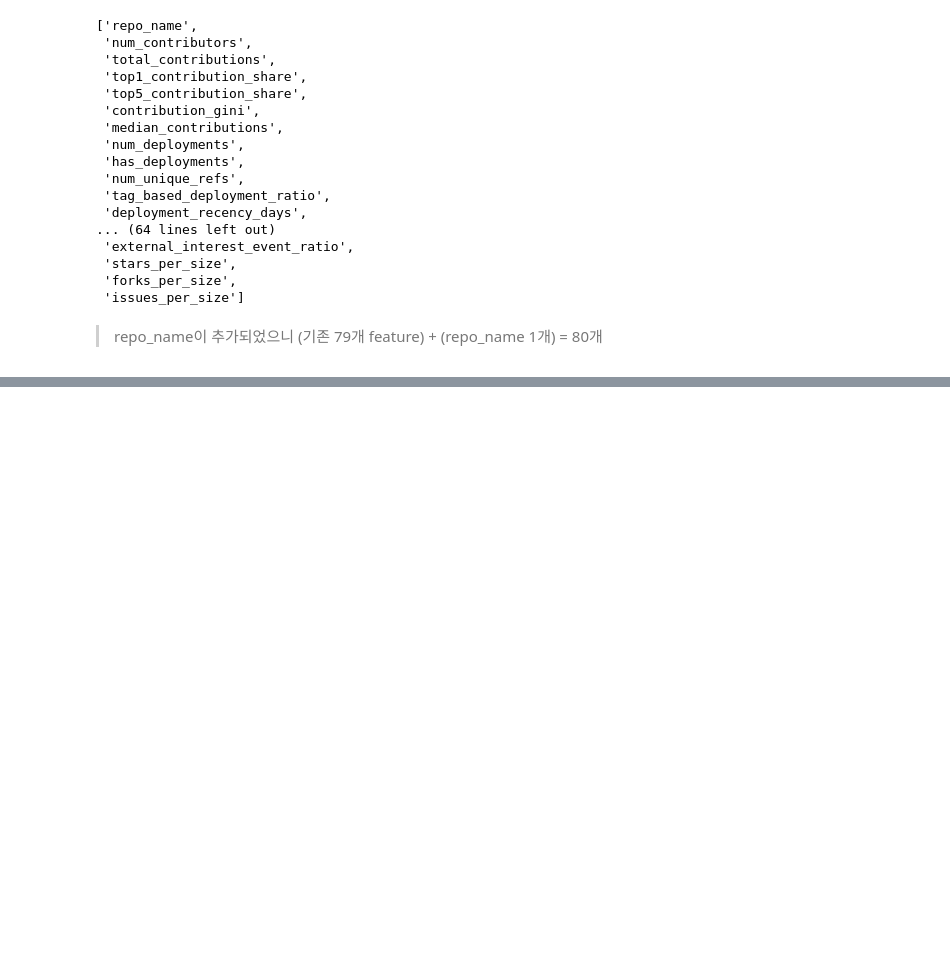
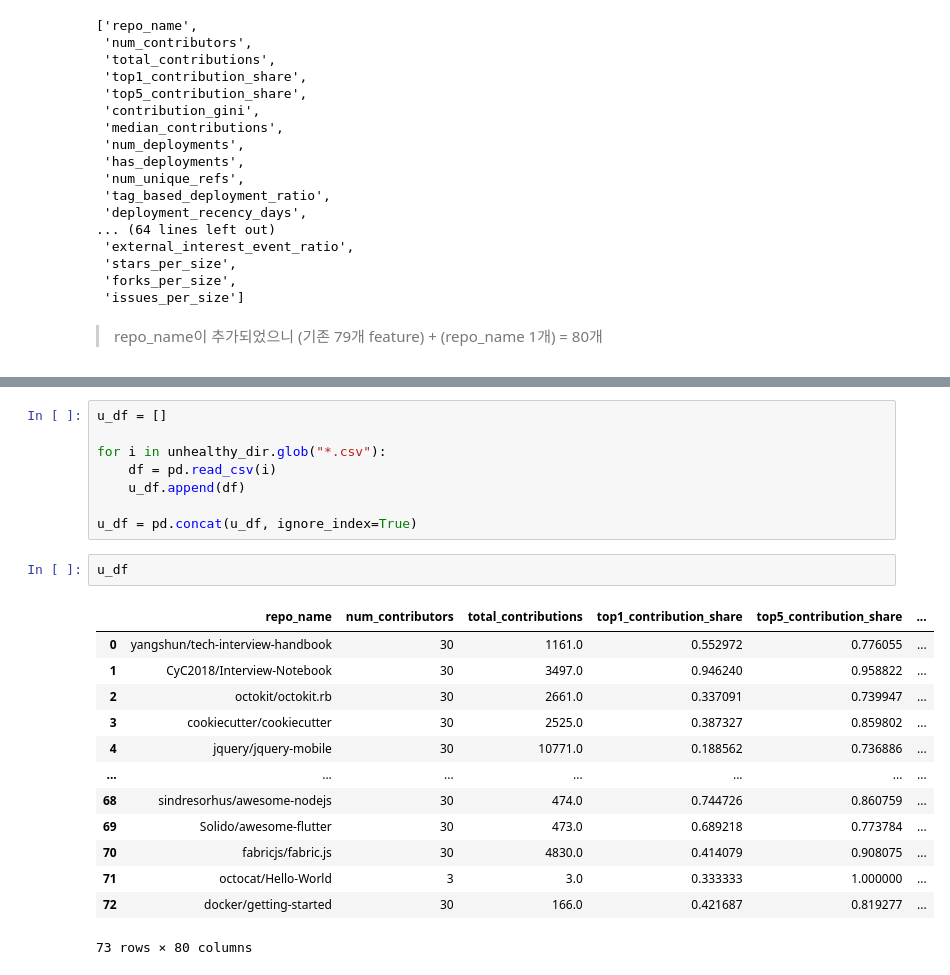
Before and after one commit to OpenSource-2026/oss-health-data, a Jupyter notebook: src/test.ipynb, the cells around one changed output, grey strips where cells are left out. Cells and saved outputs as stored; diff of their text form; blank space fills up the shorter version.

```diff
--- a/src/test.ipynb
+++ b/src/test.ipynb
@@ -103,0 +650,24 @@ all_repo_features.columns.tolist()
+# %%
+u_df = []
+
+for i in unhealthy_dir.glob("*.csv"):
+    df = pd.read_csv(i)
+    u_df.append(df)
+
+u_df = pd.concat(u_df, ignore_index=True)
+# %%
+u_df
+# %% [output]
+|  | repo_name | num_contributors | total_contributions | top1_contribution_share | top5_contribution_share | ... |
+| 0 | yangshun/tech-interview-handbook | 30 | 1161.0 | 0.552972 | 0.776055 | ... |
+| 1 | CyC2018/Interview-Notebook | 30 | 3497.0 | 0.946240 | 0.958822 | ... |
+| 2 | octokit/octokit.rb | 30 | 2661.0 | 0.337091 | 0.739947 | ... |
+| 3 | cookiecutter/cookiecutter | 30 | 2525.0 | 0.387327 | 0.859802 | ... |
+| 4 | jquery/jquery-mobile | 30 | 10771.0 | 0.188562 | 0.736886 | ... |
+| ... | ... | ... | ... | ... | ... | ... |
+| 68 | sindresorhus/awesome-nodejs | 30 | 474.0 | 0.744726 | 0.860759 | ... |
+| 69 | Solido/awesome-flutter | 30 | 473.0 | 0.689218 | 0.773784 | ... |
+| 70 | fabricjs/fabric.js | 30 | 4830.0 | 0.414079 | 0.908075 | ... |
+| 71 | octocat/Hello-World | 3 | 3.0 | 0.333333 | 1.000000 | ... |
+| 72 | docker/getting-started | 30 | 166.0 | 0.421687 | 0.819277 | ... |
+73 rows × 80 columns
```
Also changed, not shown: parts of 21 cells of this notebook.
